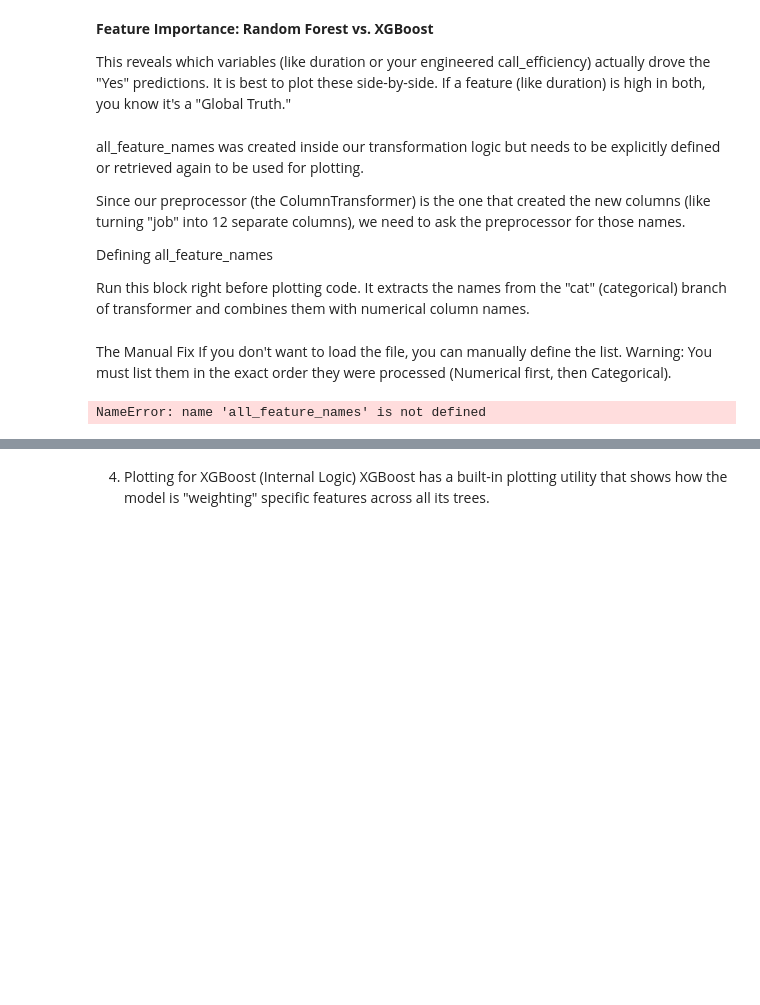
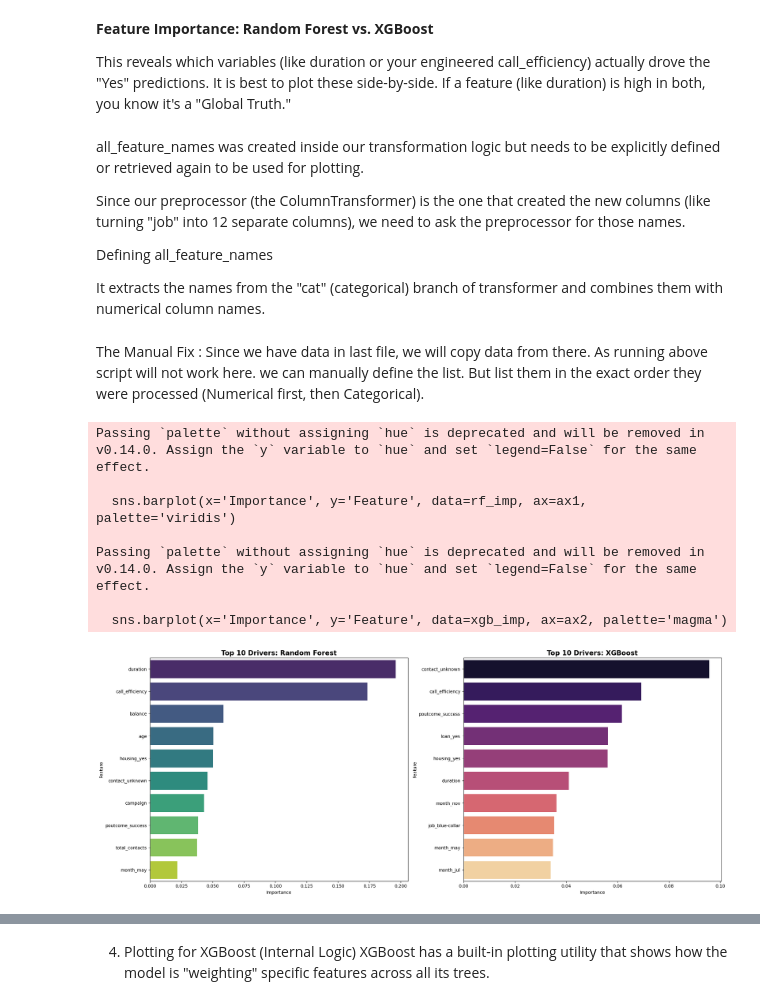
Before and after one commit to Jal247/bank-subscription-propensity-model, a Jupyter notebook: notebooks/04 Model_fitting.ipynb, the cells around one changed output, grey strips where cells are left out. Saved outputs shown, nothing was run; the diff lists cells and outputs as text; code cells hidden in the pictures; blank space fills up the shorter version.

```diff
--- a/notebooks/04 Model_fitting.ipynb
+++ b/notebooks/04 Model_fitting.ipynb
@@ -530,5 +532,5 @@ Since our preprocessor (the ColumnTransformer) is the one that created the new c
 
 Defining all_feature_names
 
-Run this block right before plotting code. It extracts the names from the "cat" (categorical) branch of transformer and combines them with numerical column names.
+It extracts the names from the "cat" (categorical) branch of transformer and combines them with numerical column names.
 # %%
@@ -552,8 +555,8 @@ all_feature_names = num_features + list(encoded_cat_names)
 
 print(f"Total features being plotted: {len(all_feature_names)}")
 # %% [markdown]
-The Manual Fix
-If you don't want to load the file, you can manually define the list. Warning: You must list them in the exact order they were processed (Numerical first, then Categorical).
+The Manual Fix : Since we have data in last file, we will copy data from there.  As running above script will not work here.
+we can manually define the list. But list them in the exact order they were processed (Numerical first, then Categorical).
 # %%
 # copied data from data_splitting_Deep Cleaning_Detail_EDA_and_feature_engg.ipynb
 
@@ -615,35 +609,54 @@ all_feature_names = ['age',
 import pandas as pd
 import seaborn as sns
 import matplotlib.pyplot as plt
+import os
 
 # Extract importance from Random Forest (grid_rf.best_estimator_)
 rf_imp = pd.DataFrame({
     'Feature': all_feature_names,
     'Importance': grid_rf.best_estimator_.feature_importances_
 }).sort_values('Importance', ascending=False).head(10)
 
 # Extract importance from XGBoost (xgb_search.best_estimator_)
 xgb_imp = pd.DataFrame({
     'Feature': all_feature_names,
     'Importance': xgb_search.best_estimator_.feature_importances_
 }).sort_values('Importance', ascending=False).head(10)
 
+# for saving a image in the images folder
+#import os
+# this code works while working in notebook/subfolder
+PROJECT_ROOT = os.path.abspath(os.path.join(os.getcwd(), '..'))
+image_dir = os.path.join(PROJECT_ROOT, 'images')
+os.makedirs(image_dir, exist_ok=True)
+
 # Create side-by-side plots
 fig, (ax1, ax2) = plt.subplots(1, 2, figsize=(20, 8))
 
 # Random Forest Plot
 sns.barplot(x='Importance', y='Feature', data=rf_imp, ax=ax1, palette='viridis')
 ax1.set_title('Top 10 Drivers: Random Forest', fontsize=15, fontweight='bold')
 
 # XGBoost Plot
 sns.barplot(x='Importance', y='Feature', data=xgb_imp, ax=ax2, palette='magma')
 ax2.set_title('Top 10 Drivers: XGBoost', fontsize=15, fontweight='bold')
 
 plt.tight_layout()
-plt.savefig(os.path.join(paths['../image/'], 'Feature_importance.png'))
+plt.savefig(os.path.join(image_dir, 'Feature_importance.png'),
+            dpi=300,
+            bbox_inches='tight')
+
+#plt.savefig(os.path.join(paths['../images/'], 'Feature_importance.png'))
 plt.show()
 # %% [output]
-NameError: name 'all_feature_names' is not defined
+Passing `palette` without assigning `hue` is deprecated and will be removed in v0.14.0. Assign the `y` variable to `hue` and set `legend=False` for the same effect.
+
+  sns.barplot(x='Importance', y='Feature', data=rf_imp, ax=ax1, palette='viridis')
+
+Passing `palette` without assigning `hue` is deprecated and will be removed in v0.14.0. Assign the `y` variable to `hue` and set `legend=False` for the same effect.
+
+  sns.barplot(x='Importance', y='Feature', data=xgb_imp, ax=ax2, palette='magma')
+[figure, added]
 # %%
 import pandas as pd
 import seaborn as sns
```
Also changed, not shown: parts of 26 cells of this notebook, 12 other files.
